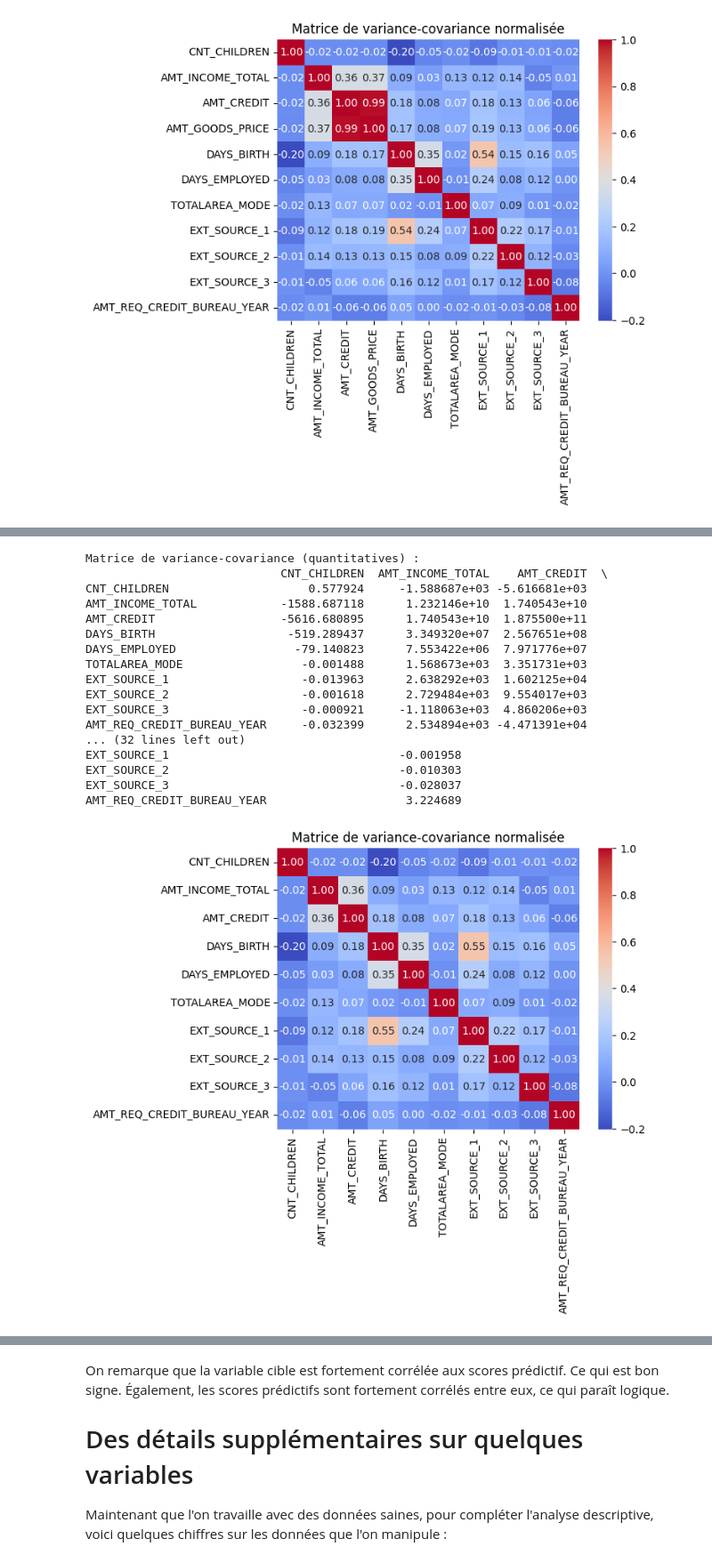
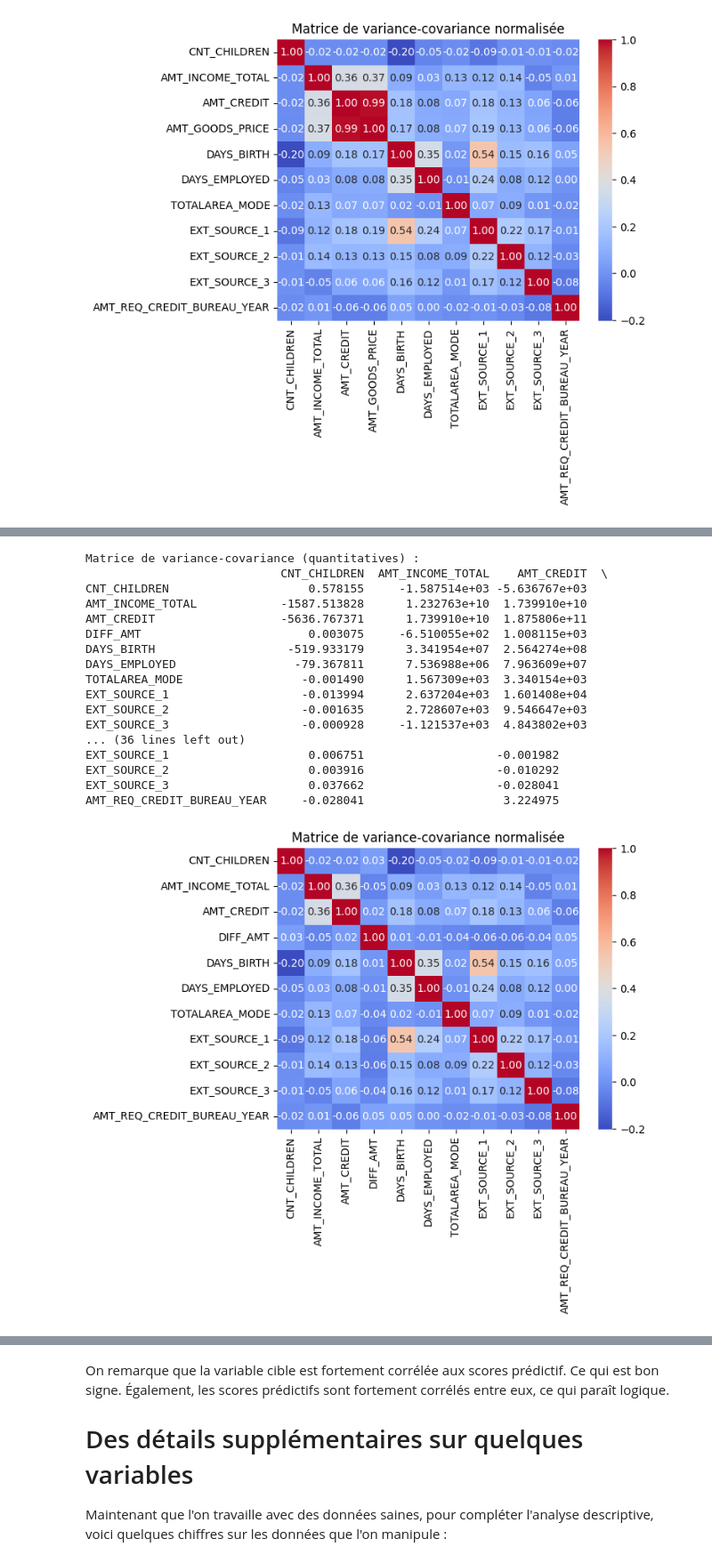
Before and after one commit to santinucomiti/scoring_project, a Jupyter notebook: notebooks/analyse_descritpive.ipynb, the cells around one changed output, grey strips where cells are left out. Shown at 89% size. Drawn from its saved outputs; the diff is of its cells as text; code cells hidden in the pictures.

Commit message:
DIFF_AMT

```diff
--- a/notebooks/analyse_descritpive.ipynb
+++ b/notebooks/analyse_descritpive.ipynb
@@ -436,55 +435,58 @@ Pour éviter la redondance, on peut donc supprimer une des deux informations de
 # %%
+# Création d'une nouvelle variable 'DIFF_AMT'
+df['DIFF_AMT'] = df['AMT_CREDIT'] / df['AMT_GOODS_PRICE']
 
-df.drop("AMT_GOODS_PRICE",axis = 1, inplace=True)
+# Suppression de la colonne 'AMT_GOODS_PRICE'
+df.drop('AMT_GOODS_PRICE', axis=1, inplace=True)
 # %%
 # Redéfinir la nouvelle liste des variables quantitatives
 quantitative_vars = [
-    'CNT_CHILDREN', 'AMT_INCOME_TOTAL', 'AMT_CREDIT',
+    'CNT_CHILDREN', 'AMT_INCOME_TOTAL', 'AMT_CREDIT','DIFF_AMT',
     'DAYS_BIRTH', 'DAYS_EMPLOYED', 'TOTALAREA_MODE',
     'EXT_SOURCE_1', 'EXT_SOURCE_2', 'EXT_SOURCE_3', 'AMT_REQ_CREDIT_BUREAU_YEAR'
 ]
 
 # Extraire les variables quantitatives et retirer les valeurs manquantes
 quantitative_data = df[quantitative_vars].dropna()
 
 # Calculer la matrice de variance-covariance
 cov_matrix = quantitative_data.cov()
 
 # Afficher la matrice
 print("Matrice de variance-covariance (quantitatives) :")
 print(cov_matrix)
 
 import seaborn as sns
 
 # Normalisation des variables quantitatives
 quantitative_data_normalized = (quantitative_data - quantitative_data.mean()) / quantitative_data.std()
 
 # Calcul de la nouvelle matrice de variance-covariance
 cov_matrix_normalized = quantitative_data_normalized.cov()
 
 # Heatmap avec les données normalisées
 sns.heatmap(cov_matrix_normalized, annot=True, fmt=".2f", cmap="coolwarm")
 plt.title("Matrice de variance-covariance normalisée")
 plt.show()
 # %% [output]
 Matrice de variance-covariance (quantitatives) :
                             CNT_CHILDREN  AMT_INCOME_TOTAL    AMT_CREDIT  \
-CNT_CHILDREN                    0.577924     -1.588687e+03 -5.616681e+03
-AMT_INCOME_TOTAL            -1588.687118      1.232146e+10  1.740543e+10
-AMT_CREDIT                  -5616.680895      1.740543e+10  1.875500e+11
-DAYS_BIRTH                   -519.289437      3.349320e+07  2.567651e+08
-DAYS_EMPLOYED                 -79.140823      7.553422e+06  7.971776e+07
-TOTALAREA_MODE                 -0.001488      1.568673e+03  3.351731e+03
-EXT_SOURCE_1                   -0.013963      2.638292e+03  1.602125e+04
-EXT_SOURCE_2                   -0.001618      2.729484e+03  9.554017e+03
-EXT_SOURCE_3                   -0.000921     -1.118063e+03  4.860206e+03
-AMT_REQ_CREDIT_BUREAU_YEAR     -0.032399      2.534894e+03 -4.471391e+04
-... (32 lines left out)
-EXT_SOURCE_1                                 -0.001958
-EXT_SOURCE_2                                 -0.010303
-EXT_SOURCE_3                                 -0.028037
-AMT_REQ_CREDIT_BUREAU_YEAR                    3.224689
+CNT_CHILDREN                    0.578155     -1.587514e+03 -5.636767e+03
+AMT_INCOME_TOTAL            -1587.513828      1.232763e+10  1.739910e+10
+AMT_CREDIT                  -5636.767371      1.739910e+10  1.875806e+11
+DIFF_AMT                        0.003075     -6.510055e+02  1.008115e+03
+DAYS_BIRTH                   -519.933179      3.341954e+07  2.564274e+08
+DAYS_EMPLOYED                 -79.367811      7.536988e+06  7.963609e+07
+TOTALAREA_MODE                 -0.001490      1.567309e+03  3.340154e+03
+EXT_SOURCE_1                   -0.013994      2.637204e+03  1.601408e+04
+EXT_SOURCE_2                   -0.001635      2.728607e+03  9.546647e+03
+EXT_SOURCE_3                   -0.000928     -1.121537e+03  4.843802e+03
+... (36 lines left out)
+EXT_SOURCE_1                    0.006751                   -0.001982
+EXT_SOURCE_2                    0.003916                   -0.010292
+EXT_SOURCE_3                    0.037662                   -0.028041
+AMT_REQ_CREDIT_BUREAU_YEAR     -0.028041                    3.224975
-[figure, old version]
+[figure, new version]
 # %%
 from sklearn.preprocessing import LabelEncoder
 import seaborn as sns
```
Also changed, not shown: parts of 4 cells of this notebook.
